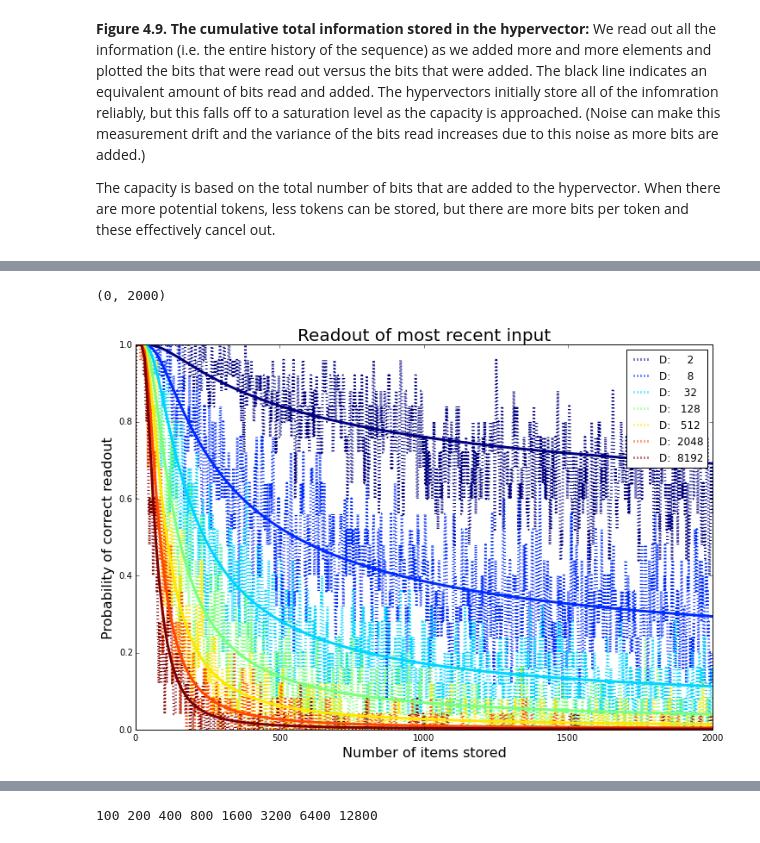
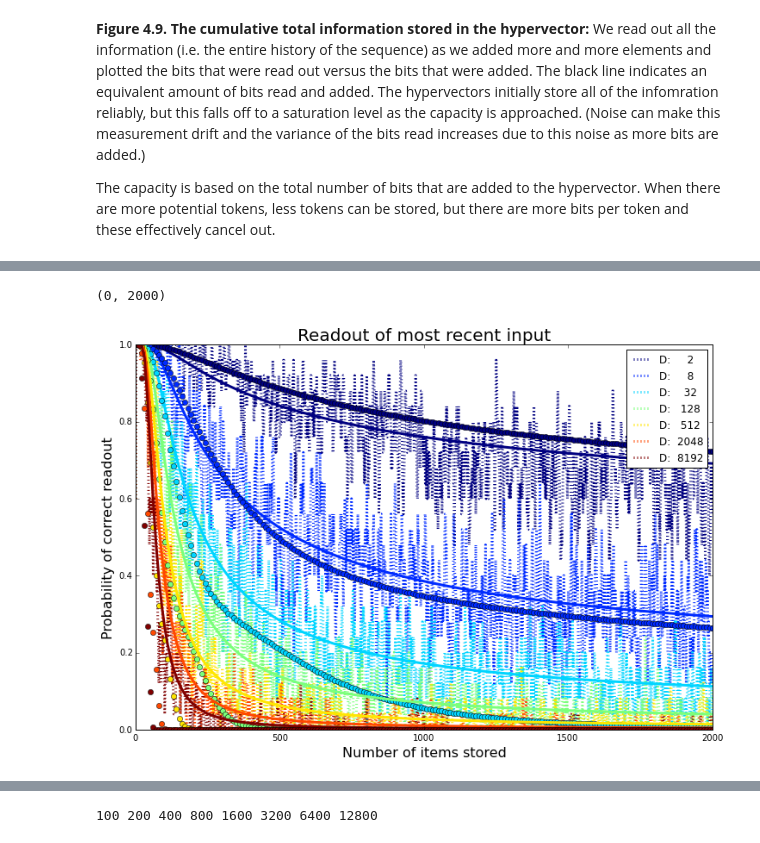
Before and after one commit to epaxon/HDlanguageDetection, a Jupyter notebook: hyperrnn_capacity-160505.ipynb, the cells around one changed output, grey strips where cells are left out. Cells and saved outputs as stored; diff of their text form; code cells hidden in the pictures.

```diff
--- a/hyperrnn_capacity-160505.ipynb
+++ b/hyperrnn_capacity-160505.ipynb
@@ -300,6 +300,7 @@ runs = h['runs']
 test_N = h['test_N']
 #K = h['K']
 # %%
+K=5
 run_id = np.array(run_id)
 run_N = np.array(run_N)
 
@@ -919,0 +910,23 @@ M
+# %%
+#M = np.logspace(1, 9, 100)
+#Ds = [2, 8, 32, 128]
+N = 3000
+M = np.arange(N-1) + 1
+Ds = np.logspace(1, 8, 20) / np.log2(10)
+
+figure(figsize=(15,4))
+for D in Ds:
+    pp = p_correct_l(M, N=N, D=D)
+    ax1=subplot(131)
+    plot(M, pp * log2(pp*D))
+    ax2=subplot(132)
+    plot(M, np.cumsum(pp*log2(pp*D)))
+    ax3=subplot(133)
+    plot(np.cumsum(M * log2(D)), np.cumsum(pp*log2(pp*D)))
+
+ax3.plot([1, 20000], [1, 20000], 'k')
+ax3.set_xlim([1, 2000])
+ax3.set_ylim([1, 400])
+#ax3.set_xscale('log')
+#ax3.set_yscale('log')
+#xscale('log')
@@ -920,3 +936,18 @@ M
+# %%
+def gen_logit(a, D, M, N):
+    gamma = 1.702
+    return (1+np.exp(-gamma* a / np.sqrt(M * N))) **(-(D-1))
+
+def p_correct_approx(M, N=10000, D=27):
+    gamma = 1.702
+
+    mu = N
+
+    gdmu = gen_logit(mu, D, M, N)
+    g3mu = gen_logit(mu, 3, M, N)
+
+    return gdmu * (1 + (M-3)/6/M * g3mu * gamma ** 2 * (D-1) * np.exp(-gamma * np.sqrt(N/M))
+                   * ((D-1) * np.exp(-gamma * np.sqrt(N/M))-1))
 # %%
 import scipy
 
@@ -954,31 +985,34 @@ iK_mean = iK_mean / runs
 fi_mean = fi_mean / runs
 
 figure(figsize=(12,8))
 cm=get_cmap('jet', iK_mean.shape[1])
 smoothN = 5
 
 for i in range(iK_mean.shape[1]):
     plot(np.convolve(iK_mean[:,i], np.ones(smoothN)/smoothN, mode='same'), ':',
          color=cm(i), lw=3, label="D: %5i" % test_D[i])
 
 legend(loc='lower left')
 title('Readout of Kth most recent input', fontsize=20);
 xlabel('Number of items stored', fontsize=16);
 ylabel('Probability of correct readout', fontsize=16)
 
 M = np.arange(1, iK_mean.shape[0], 10)
  #Phi(z) = 1/2[1 + erf(z/sqrt(2))]
 for idxN,N in enumerate(test_N):
     for idxD,D in enumerate(test_D):
         p_correct = p_correct_l(M, N=N, D=D)
         plot(M, p_correct, color=cm(idxD),lw=3)
 
+        pca = p_correct_approx(M, N=N, D=D)
+        plot(M, pca, 'o', color=cm(idxD), lw=3)
+
 legend(loc='upper right');
 title('Readout of most recent input', fontsize=20);
 xlabel('Number of items stored', fontsize=16);
 ylabel('Probability of correct readout', fontsize=16)
 
 xlim([0,2000])
 # %% [output]
 (0, 2000)
-[figure, old version]
+[figure, new version]
```
Also changed, not shown: parts of 13 cells of this notebook, 6 other files.
